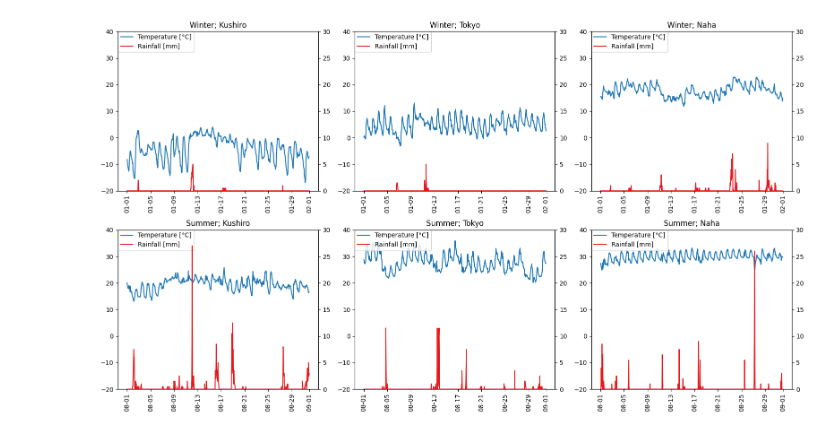
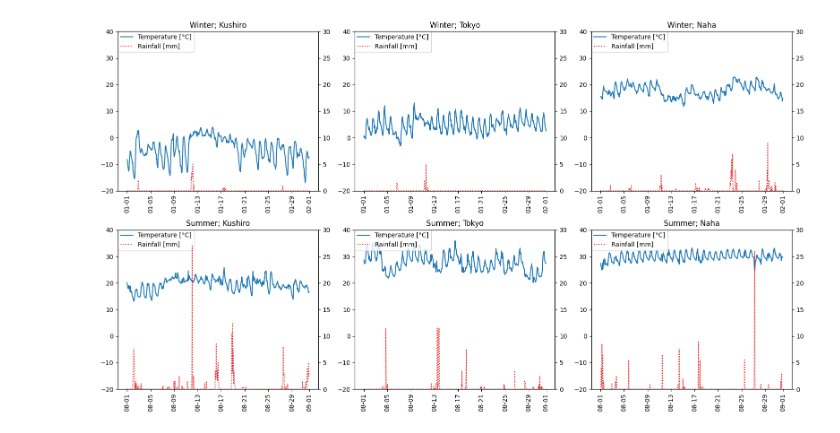
Before and after one commit to LambdaNote/support-stream-processing, a Jupyter notebook: dataset-amedas/visualize.ipynb, the cells around one changed output. Cells and saved outputs as stored; diff of their text form; code cells hidden in the pictures.

Commit message:
feat: dotted line & save image

```diff
--- a/dataset-amedas/visualize.ipynb
+++ b/dataset-amedas/visualize.ipynb
@@ -19,30 +19,30 @@ DATA = {
 # %%
 fig, axes = plt.subplots(nrows=len(DATA), ncols=len(DATA['Winter']), figsize=(16, 9), squeeze=False, tight_layout=True)
 
 for i, season in enumerate(['Winter', 'Summer']):
     season_data = DATA[season]
     for j, season_loc_data in enumerate(season_data):
         #print(season_loc_data)
         file = season_loc_data['file']
         location = season_loc_data['location']
 
         df = pd.read_csv(file, index_col='timestamp', delimiter='\t')
         df.index = pd.to_datetime(df.index, format='%Y-%m-%dT%H:%M:%S.000+09:00')
 
         ax = axes[i, j]
         ax2 = ax.twinx()
         ax.plot(df.index.values, df['temperature [°C]'].values, label="Temperature [°C]")
-        ax2.plot(df.index.values, df['rainfall [mm]'].values, color=cm.Set1.colors[0], label="Rainfall [mm]")
+        ax2.plot(df.index.values, df['rainfall [mm]'].values, label="Rainfall [mm]", linestyle='dotted', color=cm.Set1.colors[0])
 
         # legend
         h1, l1 = ax.get_legend_handles_labels()
         h2, l2 = ax2.get_legend_handles_labels()
         ax.legend(h1 + h2, l1 + l2, loc=2, borderaxespad=0.)
 
         ax.xaxis.set_major_formatter(mdates.DateFormatter("%m-%d"))
         ax.set_title(f'{season}; {location}')
         ax.xaxis.set_tick_params(rotation=90)
         ax.set_ylim(-20, 40)
         ax2.set_ylim(0, 30)
 # %% [output]
-[figure, old version]
+[figure, new version]
```
Also changed, not shown: parts of 1 cell of this notebook, 1 other file.
